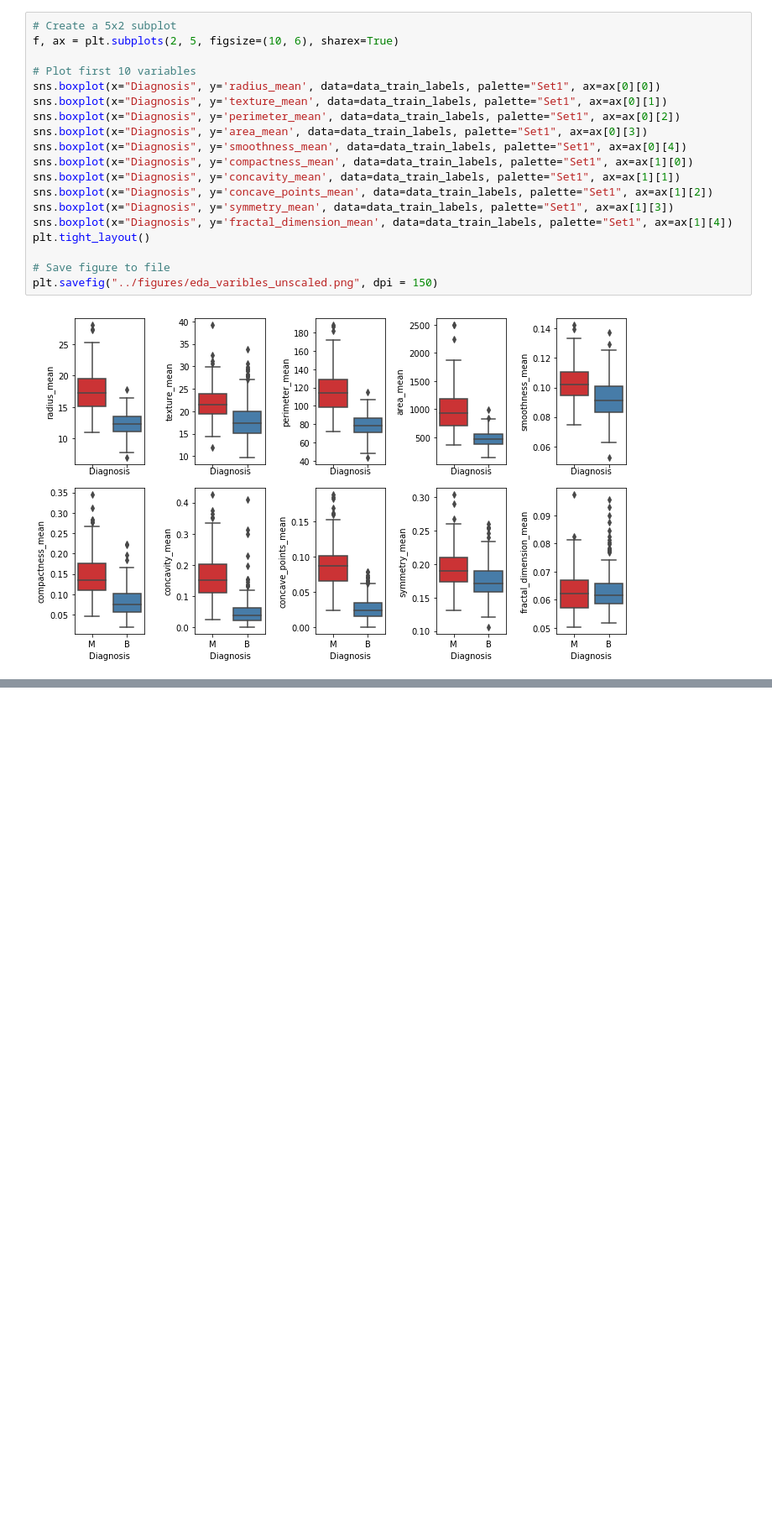
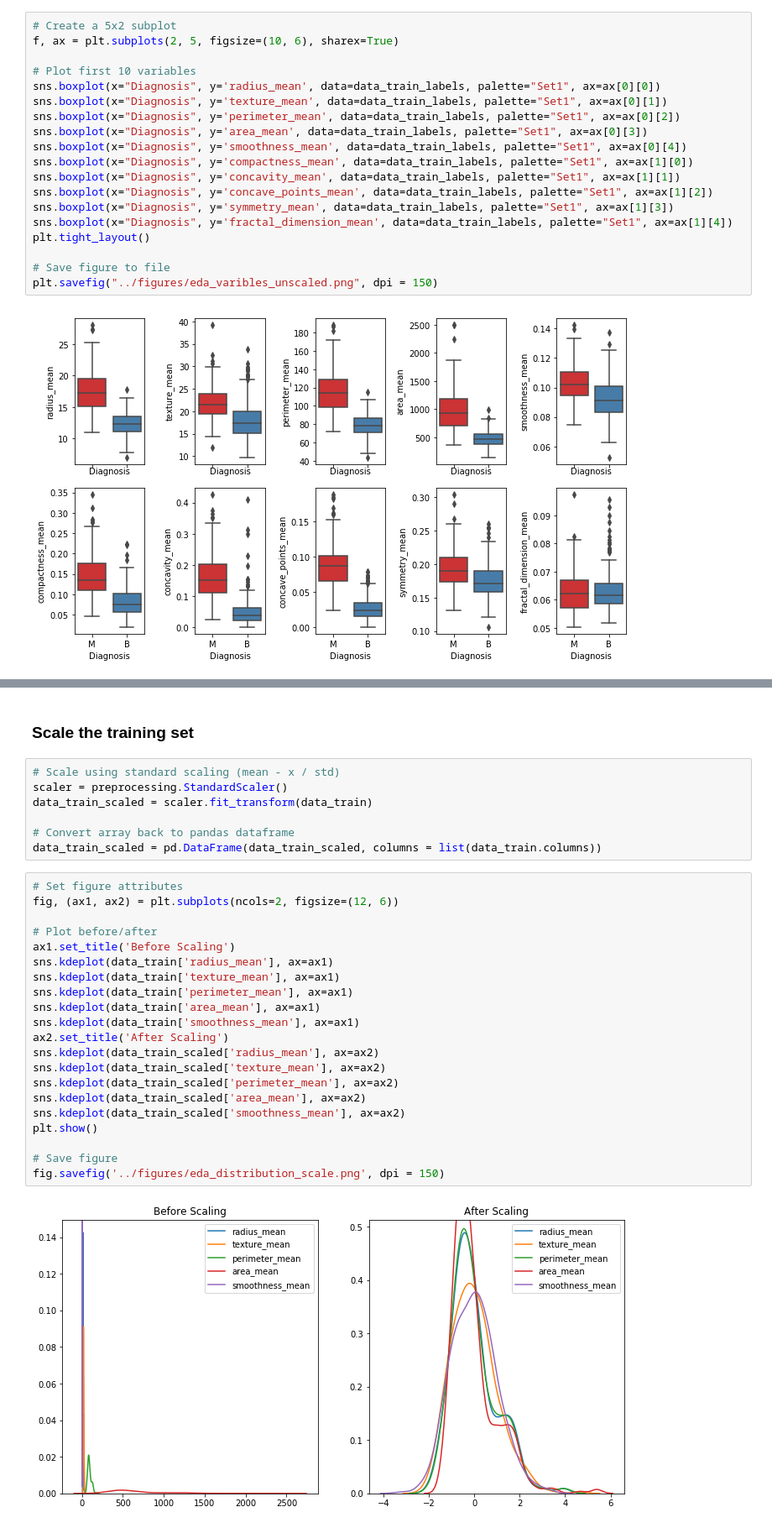
Before and after one commit to Machine-Learning-Group30/Project-Breast-Cancer, a Jupyter notebook: notebook/Explore-data.ipynb, the cells around one changed output, grey strips where cells are left out. Shown at 84% size. Drawn from its saved outputs; the diff is of its cells as text; blank space fills up the shorter version.

Commit message:
Added code to scale the data

```diff
--- a/notebook/Explore-data.ipynb
+++ b/notebook/Explore-data.ipynb
@@ -255,0 +244,32 @@ array([[<matplotlib.axes._subplots.AxesSubplot object at 0x...>,
+# %% [markdown]
+### Scale the training set
+# %%
+# Scale using standard scaling (mean - x / std)
+scaler = preprocessing.StandardScaler()
+data_train_scaled = scaler.fit_transform(data_train)
+
+# Convert array back to pandas dataframe
+data_train_scaled = pd.DataFrame(data_train_scaled, columns = list(data_train.columns))
+# %%
+# Set figure attributes
+fig, (ax1, ax2) = plt.subplots(ncols=2, figsize=(12, 6))
+
+# Plot before/after
+ax1.set_title('Before Scaling')
+sns.kdeplot(data_train['radius_mean'], ax=ax1)
+sns.kdeplot(data_train['texture_mean'], ax=ax1)
+sns.kdeplot(data_train['perimeter_mean'], ax=ax1)
+sns.kdeplot(data_train['area_mean'], ax=ax1)
+sns.kdeplot(data_train['smoothness_mean'], ax=ax1)
+ax2.set_title('After Scaling')
+sns.kdeplot(data_train_scaled['radius_mean'], ax=ax2)
+sns.kdeplot(data_train_scaled['texture_mean'], ax=ax2)
+sns.kdeplot(data_train_scaled['perimeter_mean'], ax=ax2)
+sns.kdeplot(data_train_scaled['area_mean'], ax=ax2)
+sns.kdeplot(data_train_scaled['smoothness_mean'], ax=ax2)
+plt.show()
+
+# Save figure
+fig.savefig('../figures/eda_distribution_scale.png', dpi = 150)
+# %% [output]
+[figure, added]
```
Also changed, not shown: parts of 2 cells of this notebook, 1 other file.
